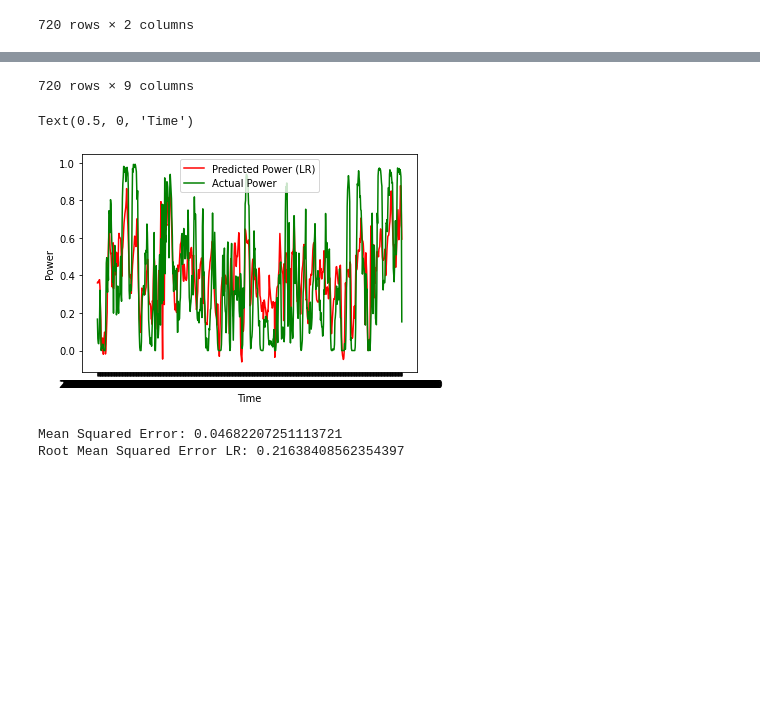
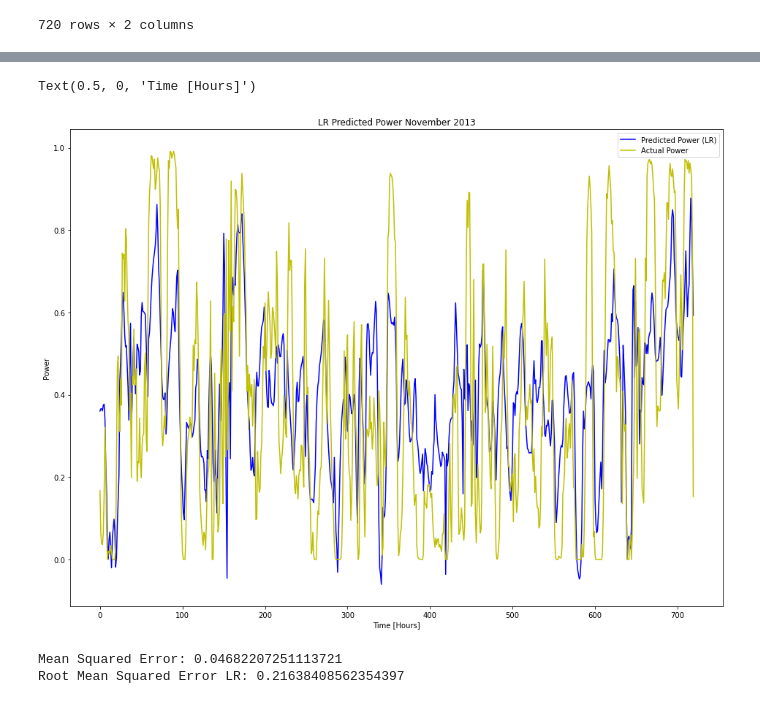
Before and after one commit to andreasdyve/IN5410-assignment2, a Jupyter notebook: Task 1.ipynb, the cells around one changed output, grey strips where cells are left out. Cells and saved outputs as stored; diff of their text form; code cells hidden in the pictures; blank space fills up the shorter version.

```diff
--- a/Task 1.ipynb
+++ b/Task 1.ipynb
@@ -6,5 +6,6 @@ from sklearn.linear_model import LinearRegression
 from sklearn import datasets, linear_model
 # %%
 TD = pd.read_csv('TrainData.csv')
+TD['Index'] = TD.index
 display(TD)
 # %% [output]
@@ -119,19 +121,21 @@ display(SOL)
 # %%
 WFI['POWER'] = (WFI['WS10']*b1+b0)
 WFI['ActPower'] = SOL['POWER']
+WFI['Index'] = WFI.index
 
-display(WFI)
+#display(WFI)
 
-x = WFI['TIMESTAMP'].values
+x = WFI['Index'].values
 y_pred = WFI['POWER']
 y_test = WFI['ActPower']
 
-plt.plot(x,y_pred, color = 'r', label ='Predicted Power (LR)')
-plt.plot(x,y_test, color = 'g', label ='Actual Power')
+plt.plot(x,y_pred, color = 'b', label ='Predicted Power (LR)')
+plt.plot(x,y_test, color = 'y', label ='Actual Power')
 plt.legend()
 plt.rcParams['figure.figsize'] = [16, 12]
 plt.ylabel('Power')
-plt.xlabel('Time')
+plt.title('LR Predicted Power November 2013')
+plt.xlabel('Time [Hours]')
 
 #np.savetxt("ForecastTemplate1-LR.csv", y, delimiter=",")
 # %% [output]
@@ -150,6 +142,5 @@ plt.xlabel('Time')
-720 rows × 9 columns
+Text(0.5, 0, 'Time [Hours]')
-Text(0.5, 0, 'Time')
-[figure, old version]
+[figure, new version]
 # %%
 mse = mean_squared_error(y_test, y_pred)
 print("Mean Squared Error:",mse)
```
Also changed, not shown: parts of 26 cells of this notebook.
